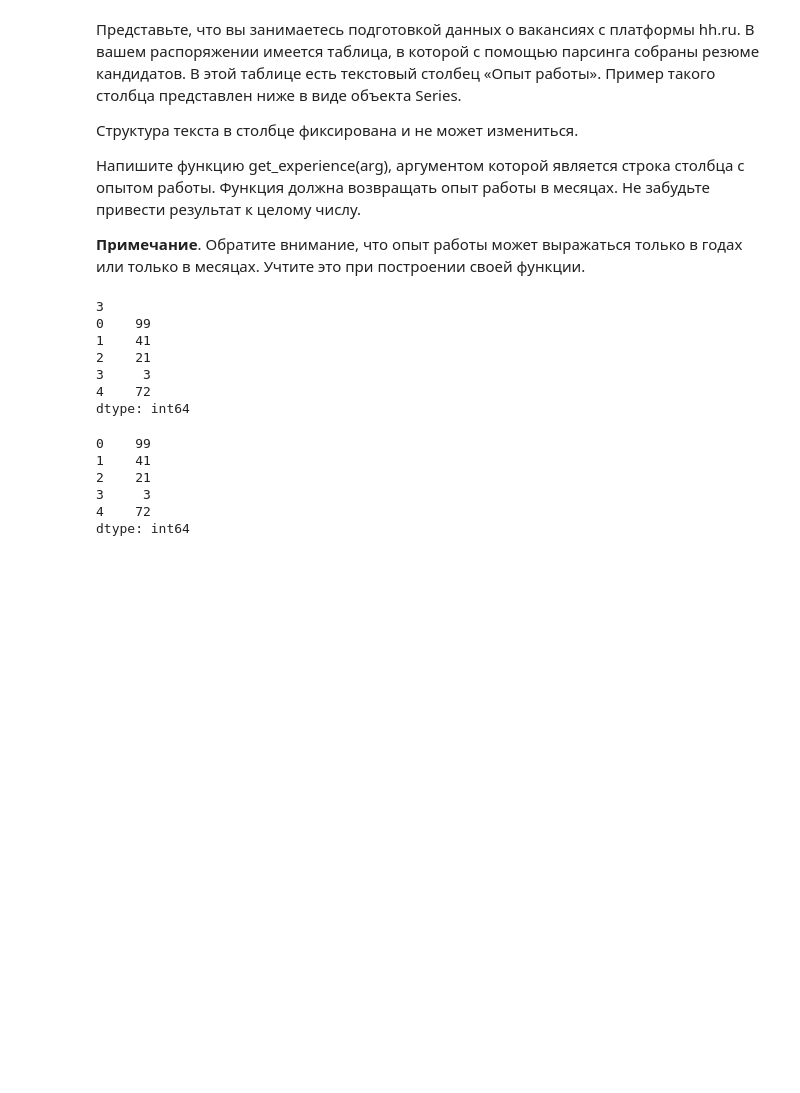
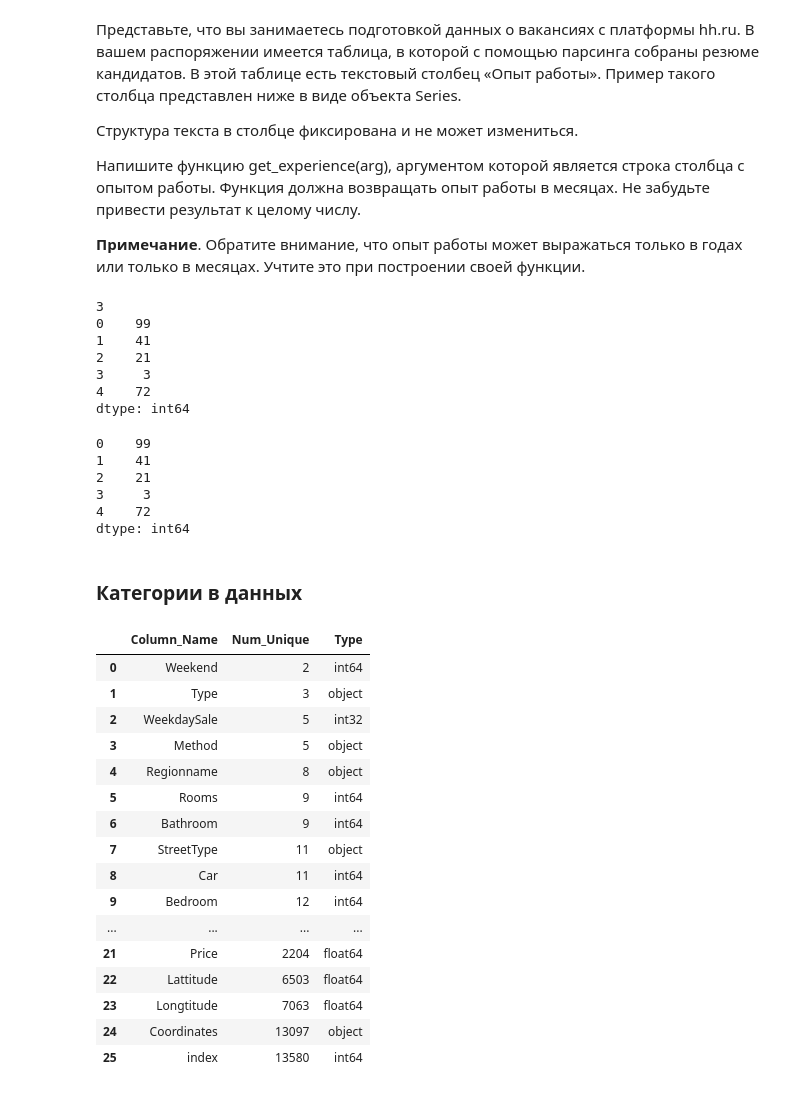
Before and after one commit to Aldiyar90/SkillFactory---Data-Science, a Jupyter notebook: Python 11. Pandas/lectures_pyhton11.ipynb, the cells around one changed output. Drawn from its saved outputs; the diff is of its cells as text; code cells hidden in the pictures; blank space fills up the shorter version.

```diff
--- a/Python 11. Pandas/lectures_pyhton11.ipynb
+++ b/Python 11. Pandas/lectures_pyhton11.ipynb
@@ -656,3 +656,34 @@ print(test_series_1.apply(get_experience))
 3     3
 4    72
 dtype: int64
+# %% [markdown]
+### **Категории в данных**
+# %%
+unique_list = []
+for col in melb_df3.columns:
+    # создаём кортеж (имя столбца, число уникальных значений)
+    item = (col, melb_df3[col].nunique(), melb_df3[col].dtypes)
+    # добавляем кортеж в список
+    unique_list.append(item)
+unique_counts = pd.DataFrame(unique_list, columns=["Column_Name", "Num_Unique", "Type"]).sort_values(by="Num_Unique", ignore_index=True)
+# ignore_index=True дает новый порядок по индексам, вне зависимости по какому порядку стоят названия колонок в таблице
+
+display(unique_counts)
+# %% [output]
+|  | Column_Name | Num_Unique | Type |
+| 0 | Weekend | 2 | int64 |
+| 1 | Type | 3 | object |
+| 2 | WeekdaySale | 5 | int32 |
+| 3 | Method | 5 | object |
+| 4 | Regionname | 8 | object |
+| 5 | Rooms | 9 | int64 |
+| 6 | Bathroom | 9 | int64 |
+| 7 | StreetType | 11 | object |
+| 8 | Car | 11 | int64 |
+| 9 | Bedroom | 12 | int64 |
+| ... | ... | ... | ... |
+| 21 | Price | 2204 | float64 |
+| 22 | Lattitude | 6503 | float64 |
+| 23 | Longtitude | 7063 | float64 |
+| 24 | Coordinates | 13097 | object |
+| 25 | index | 13580 | int64 |
```
